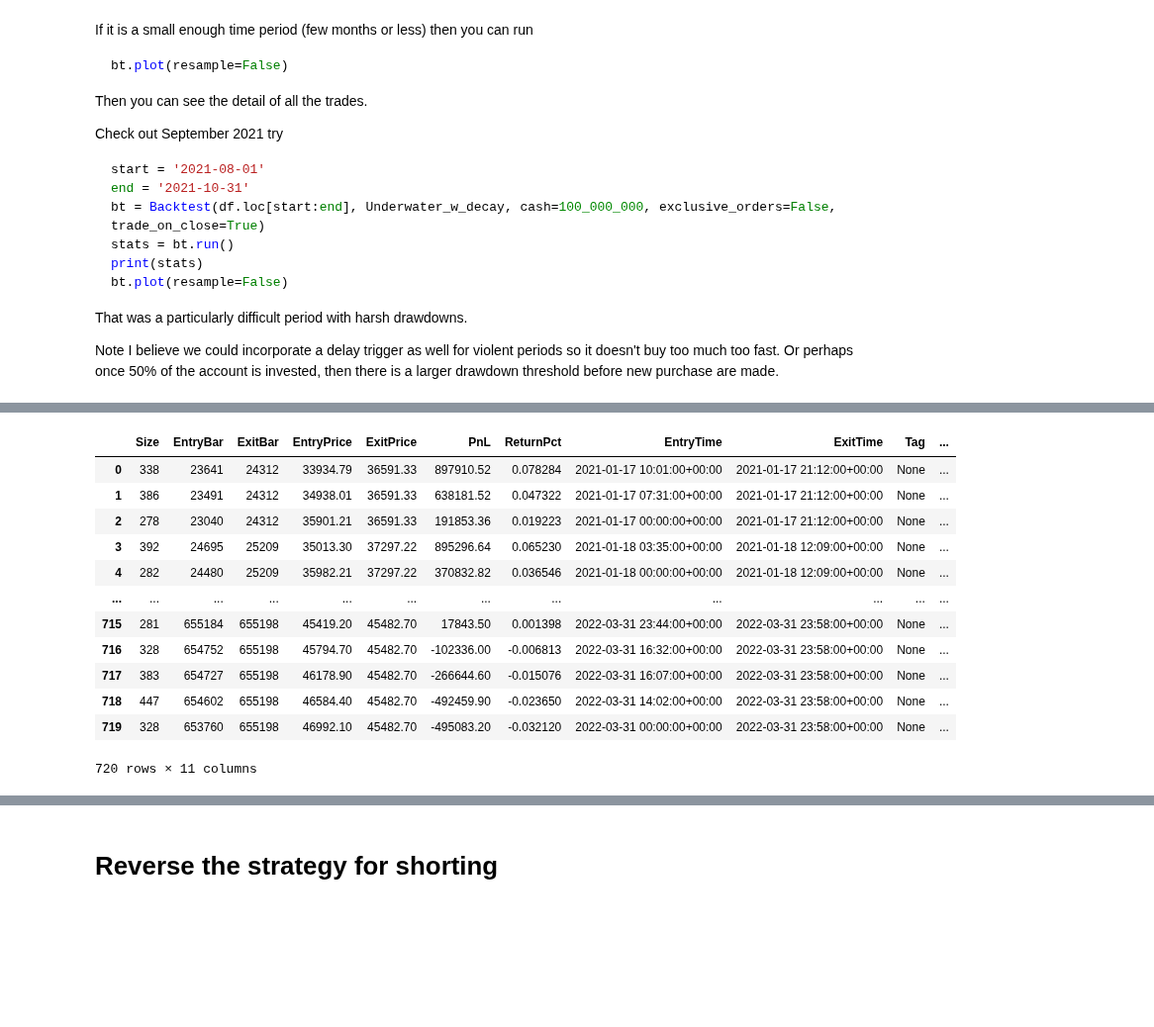
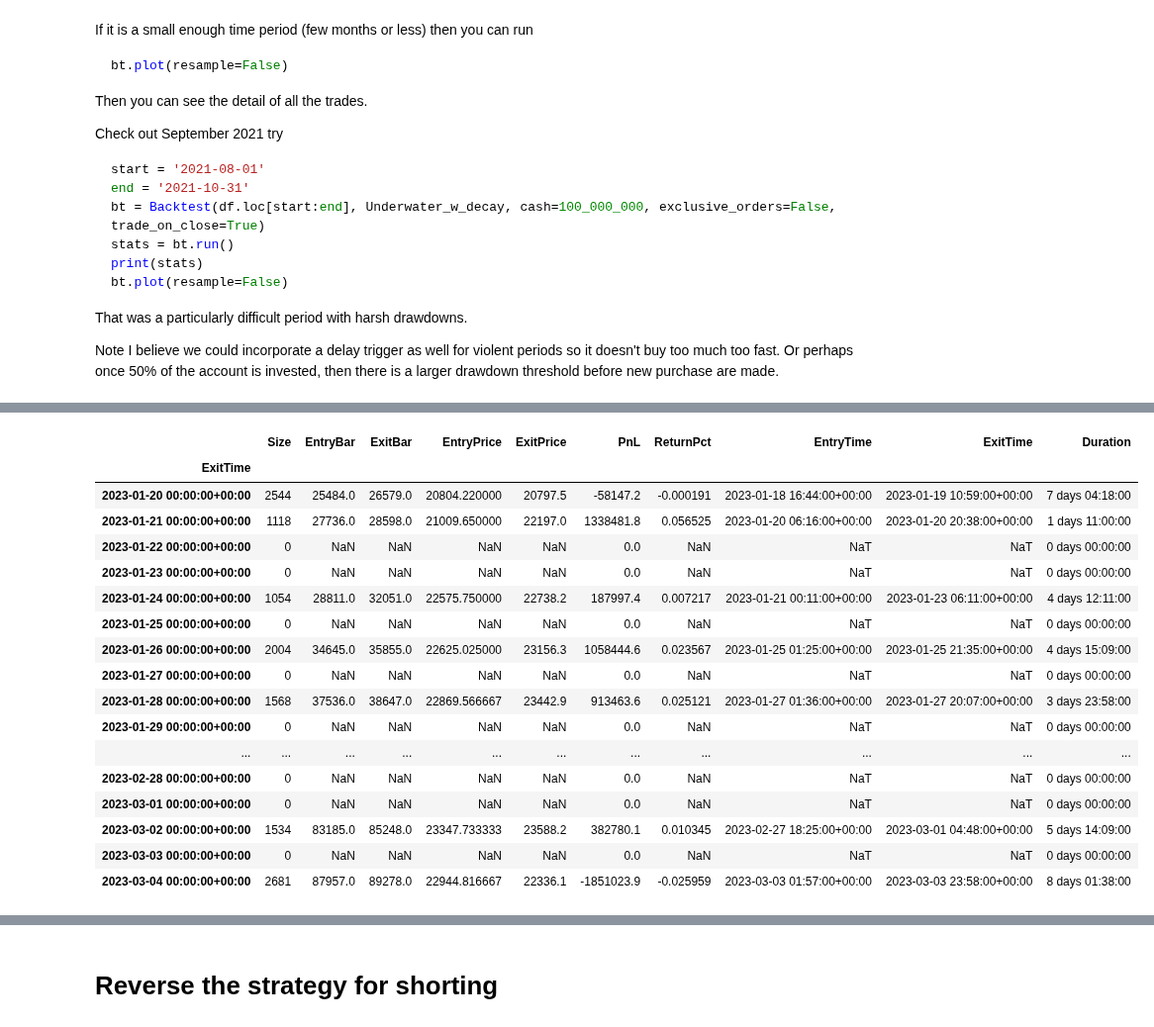
Before and after one commit to eervin123/position-management, a Jupyter notebook: bt_exit_strats_clean.ipynb, the cells around one changed output, grey strips where cells are left out. Shown at 99% size. Cells and saved outputs as stored; diff of their text form; code cells hidden in the pictures; blank space fills up the shorter version.

```diff
--- a/bt_exit_strats_clean.ipynb
+++ b/bt_exit_strats_clean.ipynb
@@ -292,16 +308,24 @@ stats['_equity_curve'] # To see the dataframe with the equity curve and the draw
-# %%
-stats['_trades'] # To see the dataframe with the trade information
-# %% [output]
-|  | Size | EntryBar | ExitBar | EntryPrice | ExitPrice | PnL | ReturnPct | EntryTime | ExitTime | Tag | ... |
-| 0 | 338 | 23641 | 24312 | 33934.79 | 36591.33 | 897910.52 | 0.078284 | 2021-01-17 10:01:00+00:00 | 2021-01-17 21:12:00+00:00 | None | ... |
-| 1 | 386 | 23491 | 24312 | 34938.01 | 36591.33 | 638181.52 | 0.047322 | 2021-01-17 07:31:00+00:00 | 2021-01-17 21:12:00+00:00 | None | ... |
-| 2 | 278 | 23040 | 24312 | 35901.21 | 36591.33 | 191853.36 | 0.019223 | 2021-01-17 00:00:00+00:00 | 2021-01-17 21:12:00+00:00 | None | ... |
-| 3 | 392 | 24695 | 25209 | 35013.30 | 37297.22 | 895296.64 | 0.065230 | 2021-01-18 03:35:00+00:00 | 2021-01-18 12:09:00+00:00 | None | ... |
-| 4 | 282 | 24480 | 25209 | 35982.21 | 37297.22 | 370832.82 | 0.036546 | 2021-01-18 00:00:00+00:00 | 2021-01-18 12:09:00+00:00 | None | ... |
-| ... | ... | ... | ... | ... | ... | ... | ... | ... | ... | ... | ... |
-| 715 | 281 | 655184 | 655198 | 45419.20 | 45482.70 | 17843.50 | 0.001398 | 2022-03-31 23:44:00+00:00 | 2022-03-31 23:58:00+00:00 | None | ... |
-| 716 | 328 | 654752 | 655198 | 45794.70 | 45482.70 | -102336.00 | -0.006813 | 2022-03-31 16:32:00+00:00 | 2022-03-31 23:58:00+00:00 | None | ... |
-| 717 | 383 | 654727 | 655198 | 46178.90 | 45482.70 | -266644.60 | -0.015076 | 2022-03-31 16:07:00+00:00 | 2022-03-31 23:58:00+00:00 | None | ... |
-| 718 | 447 | 654602 | 655198 | 46584.40 | 45482.70 | -492459.90 | -0.023650 | 2022-03-31 14:02:00+00:00 | 2022-03-31 23:58:00+00:00 | None | ... |
-| 719 | 328 | 653760 | 655198 | 46992.10 | 45482.70 | -495083.20 | -0.032120 | 2022-03-31 00:00:00+00:00 | 2022-03-31 23:58:00+00:00 | None | ... |
-720 rows × 11 columns
+# %%
+# Look at trades resampled on a daily basis
+from backtesting.lib import TRADES_AGG
+stats['_trades'].resample('1D', on='ExitTime',
+                          label='right').agg(TRADES_AGG)
+# %% [output]
+|  | Size | EntryBar | ExitBar | EntryPrice | ExitPrice | PnL | ReturnPct | EntryTime | ExitTime | Duration |
+| ExitTime |  |  |  |  |  |  |  |  |  |  |
+| 2023-01-20 00:00:00+00:00 | 2544 | 25484.0 | 26579.0 | 20804.220000 | 20797.5 | -58147.2 | -0.000191 | 2023-01-18 16:44:00+00:00 | 2023-01-19 10:59:00+00:00 | 7 days 04:18:00 |
+| 2023-01-21 00:00:00+00:00 | 1118 | 27736.0 | 28598.0 | 21009.650000 | 22197.0 | 1338481.8 | 0.056525 | 2023-01-20 06:16:00+00:00 | 2023-01-20 20:38:00+00:00 | 1 days 11:00:00 |
+| 2023-01-22 00:00:00+00:00 | 0 | NaN | NaN | NaN | NaN | 0.0 | NaN | NaT | NaT | 0 days 00:00:00 |
+| 2023-01-23 00:00:00+00:00 | 0 | NaN | NaN | NaN | NaN | 0.0 | NaN | NaT | NaT | 0 days 00:00:00 |
+| 2023-01-24 00:00:00+00:00 | 1054 | 28811.0 | 32051.0 | 22575.750000 | 22738.2 | 187997.4 | 0.007217 | 2023-01-21 00:11:00+00:00 | 2023-01-23 06:11:00+00:00 | 4 days 12:11:00 |
+| 2023-01-25 00:00:00+00:00 | 0 | NaN | NaN | NaN | NaN | 0.0 | NaN | NaT | NaT | 0 days 00:00:00 |
+| 2023-01-26 00:00:00+00:00 | 2004 | 34645.0 | 35855.0 | 22625.025000 | 23156.3 | 1058444.6 | 0.023567 | 2023-01-25 01:25:00+00:00 | 2023-01-25 21:35:00+00:00 | 4 days 15:09:00 |
+| 2023-01-27 00:00:00+00:00 | 0 | NaN | NaN | NaN | NaN | 0.0 | NaN | NaT | NaT | 0 days 00:00:00 |
+| 2023-01-28 00:00:00+00:00 | 1568 | 37536.0 | 38647.0 | 22869.566667 | 23442.9 | 913463.6 | 0.025121 | 2023-01-27 01:36:00+00:00 | 2023-01-27 20:07:00+00:00 | 3 days 23:58:00 |
+| 2023-01-29 00:00:00+00:00 | 0 | NaN | NaN | NaN | NaN | 0.0 | NaN | NaT | NaT | 0 days 00:00:00 |
+| ... | ... | ... | ... | ... | ... | ... | ... | ... | ... | ... |
+| 2023-02-28 00:00:00+00:00 | 0 | NaN | NaN | NaN | NaN | 0.0 | NaN | NaT | NaT | 0 days 00:00:00 |
+| 2023-03-01 00:00:00+00:00 | 0 | NaN | NaN | NaN | NaN | 0.0 | NaN | NaT | NaT | 0 days 00:00:00 |
+| 2023-03-02 00:00:00+00:00 | 1534 | 83185.0 | 85248.0 | 23347.733333 | 23588.2 | 382780.1 | 0.010345 | 2023-02-27 18:25:00+00:00 | 2023-03-01 04:48:00+00:00 | 5 days 14:09:00 |
+| 2023-03-03 00:00:00+00:00 | 0 | NaN | NaN | NaN | NaN | 0.0 | NaN | NaT | NaT | 0 days 00:00:00 |
+| 2023-03-04 00:00:00+00:00 | 2681 | 87957.0 | 89278.0 | 22944.816667 | 22336.1 | -1851023.9 | -0.025959 | 2023-03-03 01:57:00+00:00 | 2023-03-03 23:58:00+00:00 | 8 days 01:38:00 |
```
Also changed, not shown: parts of 5 cells of this notebook.
